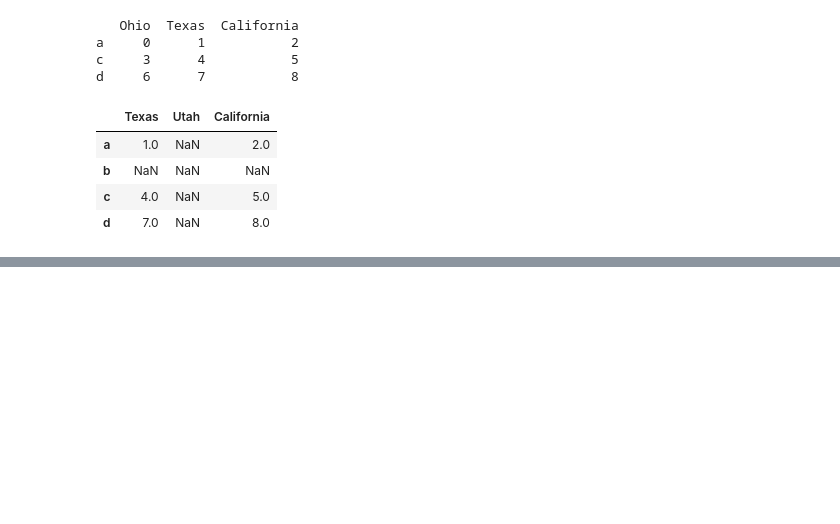
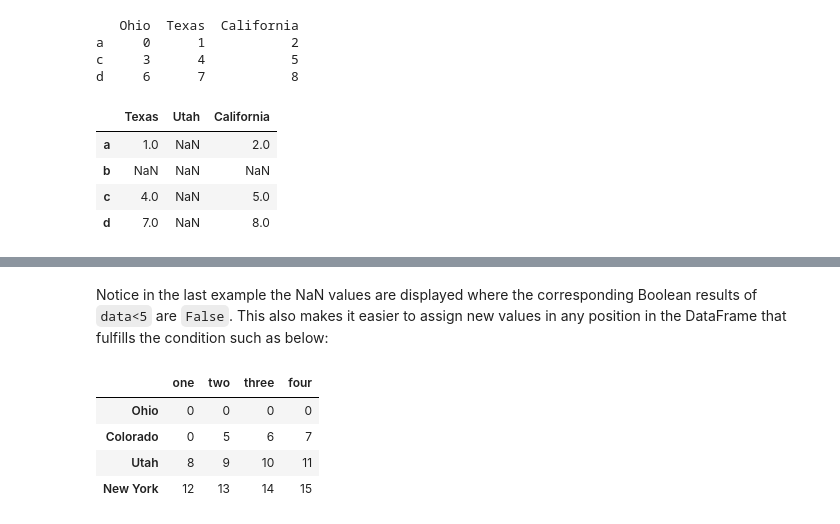
Before and after one commit to colinat/pandas, a Jupyter notebook: pandas.ipynb, the cells around one changed output, grey strips where cells are left out. Drawn from its saved outputs; the diff is of its cells as text; code cells hidden in the pictures; blank space fills up the shorter version.

```diff
--- a/pandas.ipynb
+++ b/pandas.ipynb
@@ -452,0 +636,11 @@ The `drop` method will return a new object with the indicated value or values de
+# %% [markdown]
+Notice in the last example the NaN values are displayed where the corresponding Boolean results of `data<5` are `False`. This also makes it easier to assign new values in any position in the DataFrame that fulfills the condition such as below:
+# %%
+data[data < 5] = 0
+data
+# %% [output]
+|  | one | two | three | four |
+| Ohio | 0 | 0 | 0 | 0 |
+| Colorado | 0 | 5 | 6 | 7 |
+| Utah | 8 | 9 | 10 | 11 |
+| New York | 12 | 13 | 14 | 15 |
```
Also changed, not shown: parts of 70 cells of this notebook.
